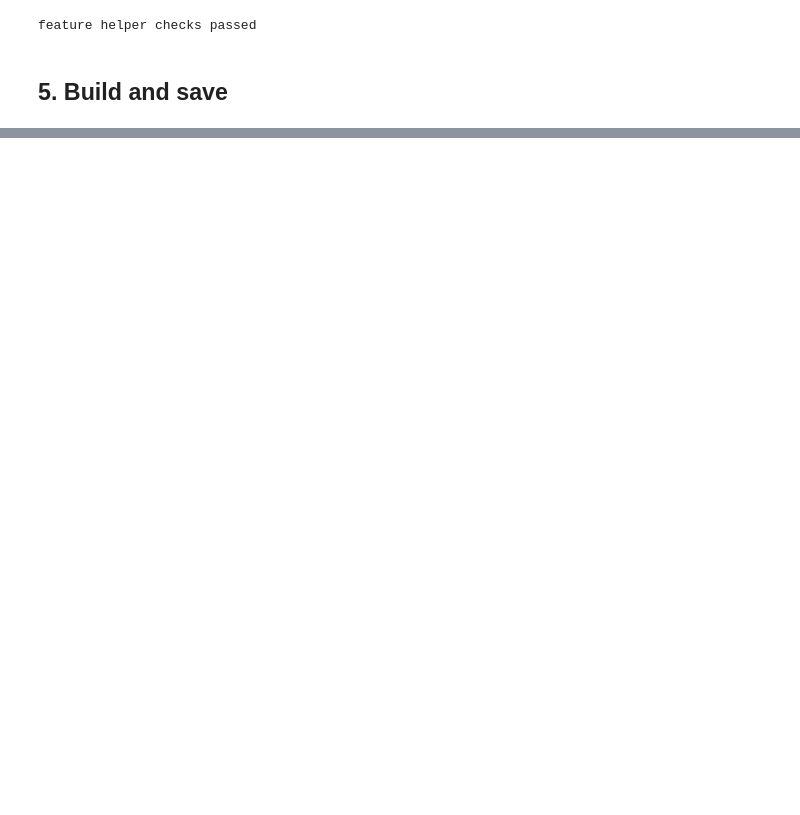
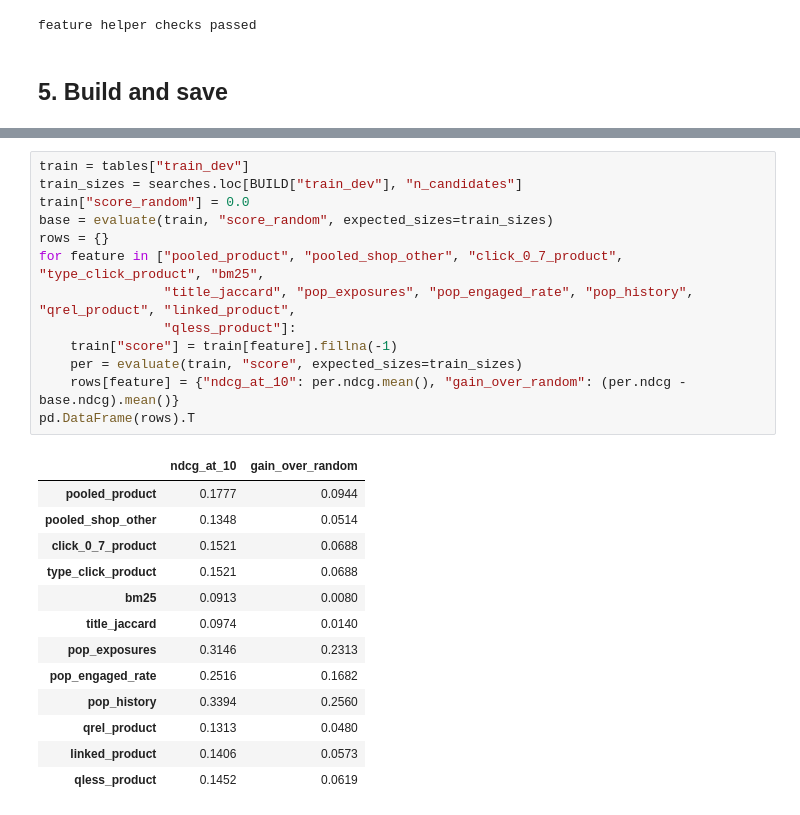
Before and after one commit to liamkunert/BT4222-group17-jdsearch, a Jupyter notebook: notebooks/03_features.ipynb, the cells around one changed output, grey strips where cells are left out. Cells and saved outputs as stored; diff of their text form; blank space fills up the shorter version.

```diff
--- a/notebooks/03_features.ipynb
+++ b/notebooks/03_features.ipynb
@@ -404,0 +458,27 @@ sanity
+# %%
+train = tables["train_dev"]
+train_sizes = searches.loc[BUILD["train_dev"], "n_candidates"]
+train["score_random"] = 0.0
+base = evaluate(train, "score_random", expected_sizes=train_sizes)
+rows = {}
+for feature in ["pooled_product", "pooled_shop_other", "click_0_7_product", "type_click_product", "bm25",
+                "title_jaccard", "pop_exposures", "pop_engaged_rate", "pop_history", "qrel_product", "linked_product",
+                "qless_product"]:
+    train["score"] = train[feature].fillna(-1)
+    per = evaluate(train, "score", expected_sizes=train_sizes)
+    rows[feature] = {"ndcg_at_10": per.ndcg.mean(), "gain_over_random": (per.ndcg - base.ndcg).mean()}
+pd.DataFrame(rows).T
+# %% [output]
+|  | ndcg_at_10 | gain_over_random |
+| pooled_product | 0.1777 | 0.0944 |
+| pooled_shop_other | 0.1348 | 0.0514 |
+| click_0_7_product | 0.1521 | 0.0688 |
+| type_click_product | 0.1521 | 0.0688 |
+| bm25 | 0.0913 | 0.0080 |
+| title_jaccard | 0.0974 | 0.0140 |
+| pop_exposures | 0.3146 | 0.2313 |
+| pop_engaged_rate | 0.2516 | 0.1682 |
+| pop_history | 0.3394 | 0.2560 |
+| qrel_product | 0.1313 | 0.0480 |
+| linked_product | 0.1406 | 0.0573 |
+| qless_product | 0.1452 | 0.0619 |
```
Also changed, not shown: parts of 21 cells of this notebook, 5 other files.
